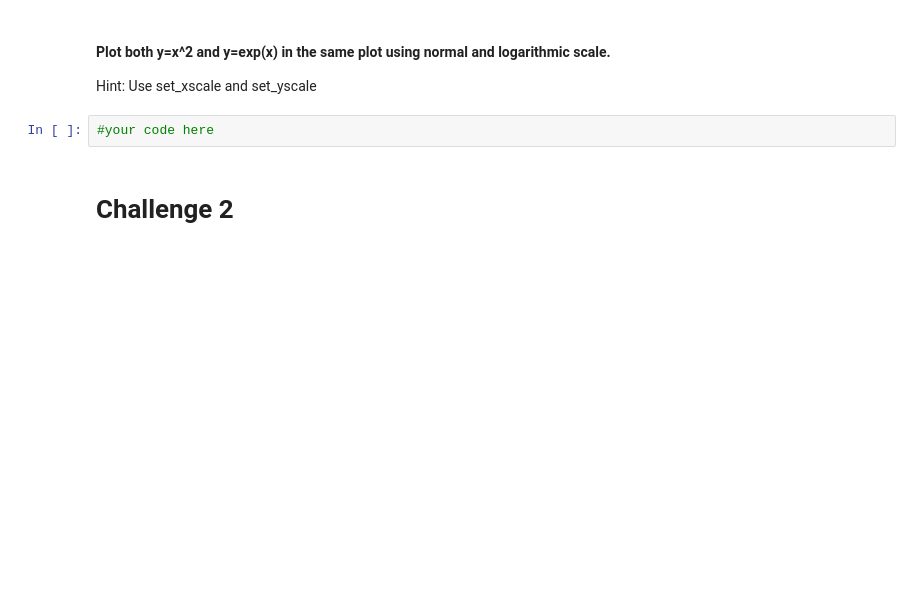
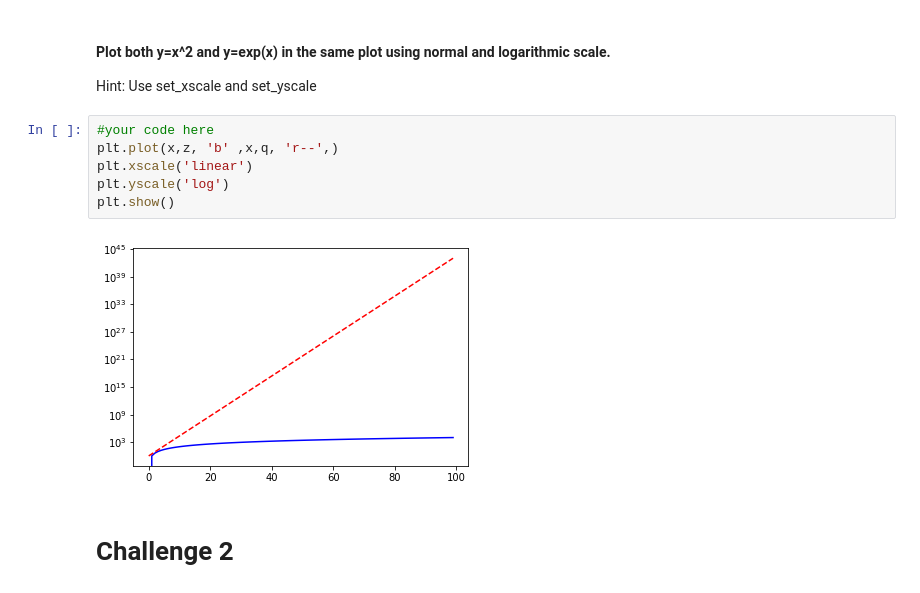
Before and after one commit to pausampietro/lab-matplotlib-seaborn, a Jupyter notebook: your-code/main.ipynb, the cells around one changed output. Saved outputs shown, nothing was run; the diff lists cells and outputs as text; blank space fills up the shorter version.

```diff
--- a/your-code/main.ipynb
+++ b/your-code/main.ipynb
@@ -32,8 +50,14 @@ Hint: Add the figsize argument in plt.subplots()
 # %% [markdown]
 #### Plot both y=x^2 and y=exp(x) in the same plot using normal and logarithmic scale.
 Hint: Use set_xscale and set_yscale
-# %%
-#your code here
+# %%
+#your code here
+plt.plot(x,z, 'b' ,x,q, 'r--',)
+plt.xscale('linear')
+plt.yscale('log')
+plt.show()
+# %% [output]
+[figure, added]
 # %% [markdown]
 # Challenge 2
 # %% [markdown]
```
Also changed, not shown: parts of 12 cells of this notebook.
